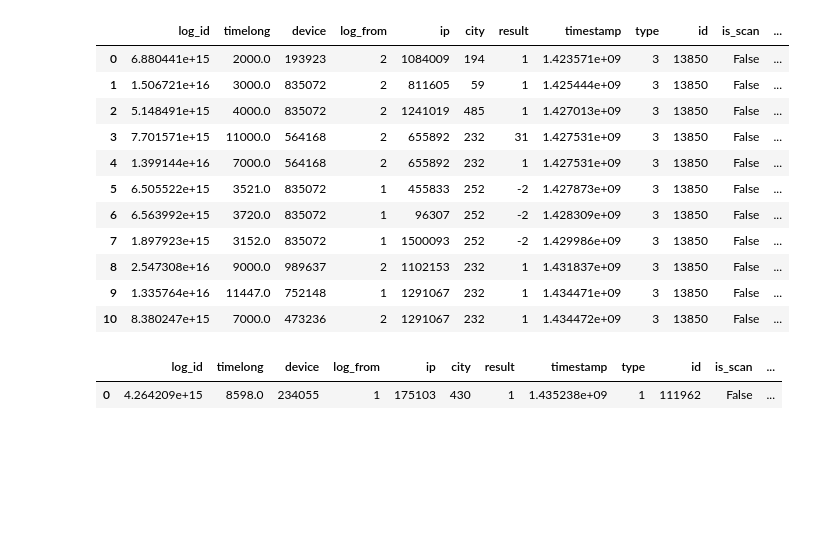
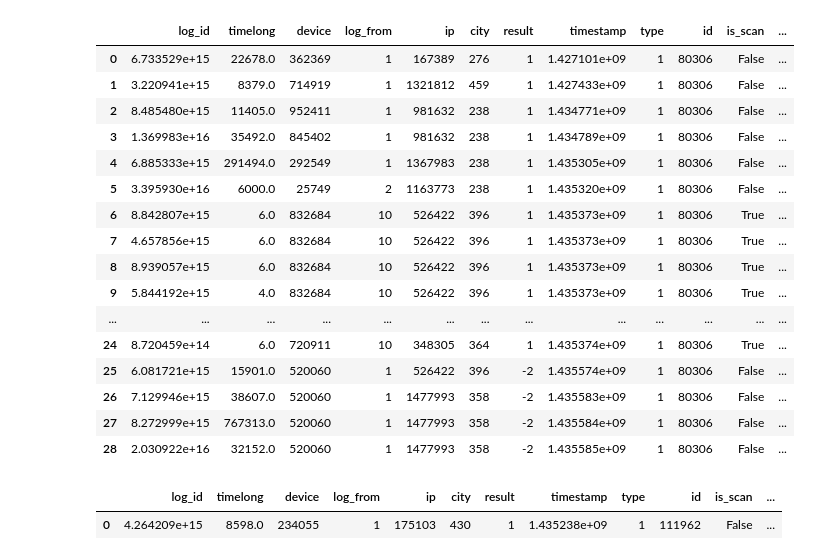
Before and after one commit to hadoop73/jdd, a Jupyter notebook: codes/tlogin.ipynb, the cells around one changed output. Saved outputs shown, nothing was run; the diff lists cells and outputs as text; code cells hidden in the pictures; blank space fills up the shorter version.

```diff
--- a/codes/tlogin.ipynb
+++ b/codes/tlogin.ipynb
@@ -8,22 +29,27 @@ login = pd.read_csv('../datas/t_login.csv')
 # %%
 t5 = login[(login['time']<'2015-07-01 13:00:29.0')]
 #t5 = t5[(t5['time']>'2015-06-01 00:43:43.0')]
 #t5 = t5[(t5['time']<'2015-06-23 00:43:43.0')]
 
-t5[t5['id']==13850].sort_values('time').reset_index(drop=True)
+t5[t5['id']==80306].sort_values('time').reset_index(drop=True)
 # %% [output]
 |  | log_id | timelong | device | log_from | ip | city | result | timestamp | type | id | is_scan | ... |
-| 0 | 6.880441e+15 | 2000.0 | 193923 | 2 | 1084009 | 194 | 1 | 1.423571e+09 | 3 | 13850 | False | ... |
-| 1 | 1.506721e+16 | 3000.0 | 835072 | 2 | 811605 | 59 | 1 | 1.425444e+09 | 3 | 13850 | False | ... |
-| 2 | 5.148491e+15 | 4000.0 | 835072 | 2 | 1241019 | 485 | 1 | 1.427013e+09 | 3 | 13850 | False | ... |
-| 3 | 7.701571e+15 | 11000.0 | 564168 | 2 | 655892 | 232 | 31 | 1.427531e+09 | 3 | 13850 | False | ... |
-| 4 | 1.399144e+16 | 7000.0 | 564168 | 2 | 655892 | 232 | 1 | 1.427531e+09 | 3 | 13850 | False | ... |
-| 5 | 6.505522e+15 | 3521.0 | 835072 | 1 | 455833 | 252 | -2 | 1.427873e+09 | 3 | 13850 | False | ... |
-| 6 | 6.563992e+15 | 3720.0 | 835072 | 1 | 96307 | 252 | -2 | 1.428309e+09 | 3 | 13850 | False | ... |
-| 7 | 1.897923e+15 | 3152.0 | 835072 | 1 | 1500093 | 252 | -2 | 1.429986e+09 | 3 | 13850 | False | ... |
-| 8 | 2.547308e+16 | 9000.0 | 989637 | 2 | 1102153 | 232 | 1 | 1.431837e+09 | 3 | 13850 | False | ... |
-| 9 | 1.335764e+16 | 11447.0 | 752148 | 1 | 1291067 | 232 | 1 | 1.434471e+09 | 3 | 13850 | False | ... |
-| 10 | 8.380247e+15 | 7000.0 | 473236 | 2 | 1291067 | 232 | 1 | 1.434472e+09 | 3 | 13850 | False | ... |
+| 0 | 6.733529e+15 | 22678.0 | 362369 | 1 | 167389 | 276 | 1 | 1.427101e+09 | 1 | 80306 | False | ... |
+| 1 | 3.220941e+15 | 8379.0 | 714919 | 1 | 1321812 | 459 | 1 | 1.427433e+09 | 1 | 80306 | False | ... |
+| 2 | 8.485480e+15 | 11405.0 | 952411 | 1 | 981632 | 238 | 1 | 1.434771e+09 | 1 | 80306 | False | ... |
+| 3 | 1.369983e+16 | 35492.0 | 845402 | 1 | 981632 | 238 | 1 | 1.434789e+09 | 1 | 80306 | False | ... |
+| 4 | 6.885333e+15 | 291494.0 | 292549 | 1 | 1367983 | 238 | 1 | 1.435305e+09 | 1 | 80306 | False | ... |
+| 5 | 3.395930e+16 | 6000.0 | 25749 | 2 | 1163773 | 238 | 1 | 1.435320e+09 | 1 | 80306 | False | ... |
+| 6 | 8.842807e+15 | 6.0 | 832684 | 10 | 526422 | 396 | 1 | 1.435373e+09 | 1 | 80306 | True | ... |
+| 7 | 4.657856e+15 | 6.0 | 832684 | 10 | 526422 | 396 | 1 | 1.435373e+09 | 1 | 80306 | True | ... |
+| 8 | 8.939057e+15 | 6.0 | 832684 | 10 | 526422 | 396 | 1 | 1.435373e+09 | 1 | 80306 | True | ... |
+| 9 | 5.844192e+15 | 4.0 | 832684 | 10 | 526422 | 396 | 1 | 1.435373e+09 | 1 | 80306 | True | ... |
+| ... | ... | ... | ... | ... | ... | ... | ... | ... | ... | ... | ... | ... |
+| 24 | 8.720459e+14 | 6.0 | 720911 | 10 | 348305 | 364 | 1 | 1.435374e+09 | 1 | 80306 | True | ... |
+| 25 | 6.081721e+15 | 15901.0 | 520060 | 1 | 526422 | 396 | -2 | 1.435574e+09 | 1 | 80306 | False | ... |
+| 26 | 7.129946e+15 | 38607.0 | 520060 | 1 | 1477993 | 358 | -2 | 1.435583e+09 | 1 | 80306 | False | ... |
+| 27 | 8.272999e+15 | 767313.0 | 520060 | 1 | 1477993 | 358 | -2 | 1.435584e+09 | 1 | 80306 | False | ... |
+| 28 | 2.030922e+16 | 32152.0 | 520060 | 1 | 1477993 | 358 | -2 | 1.435585e+09 | 1 | 80306 | False | ... |
 # %%
 t5[t5['ip']==175103].sort_values('time').reset_index(drop=True)
 # %% [output]
```
Also changed, not shown: parts of 2 cells of this notebook.
